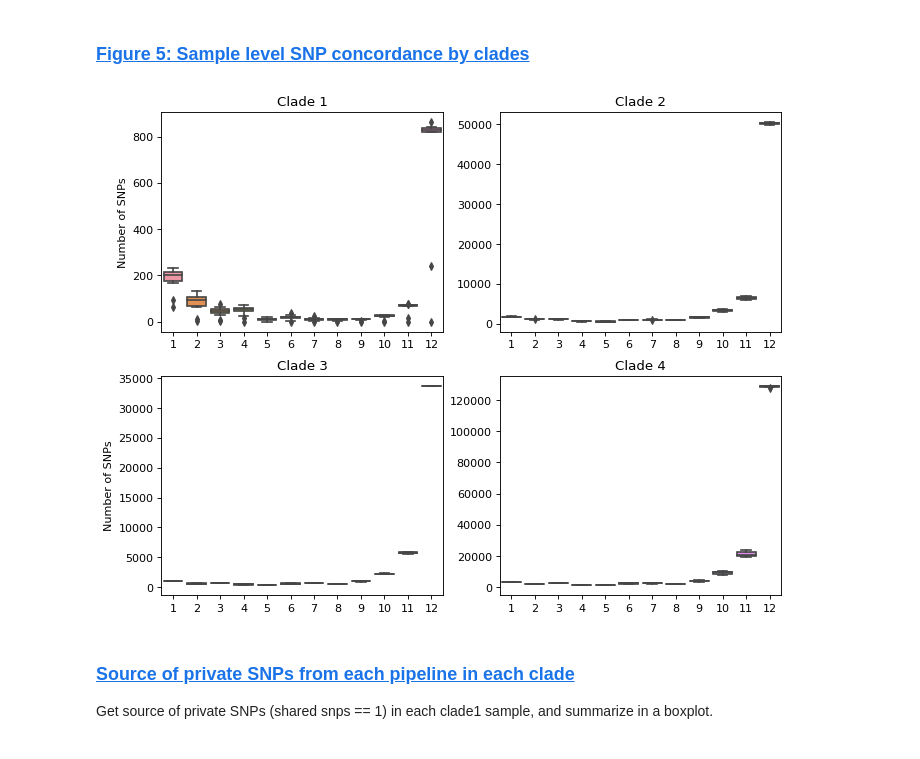
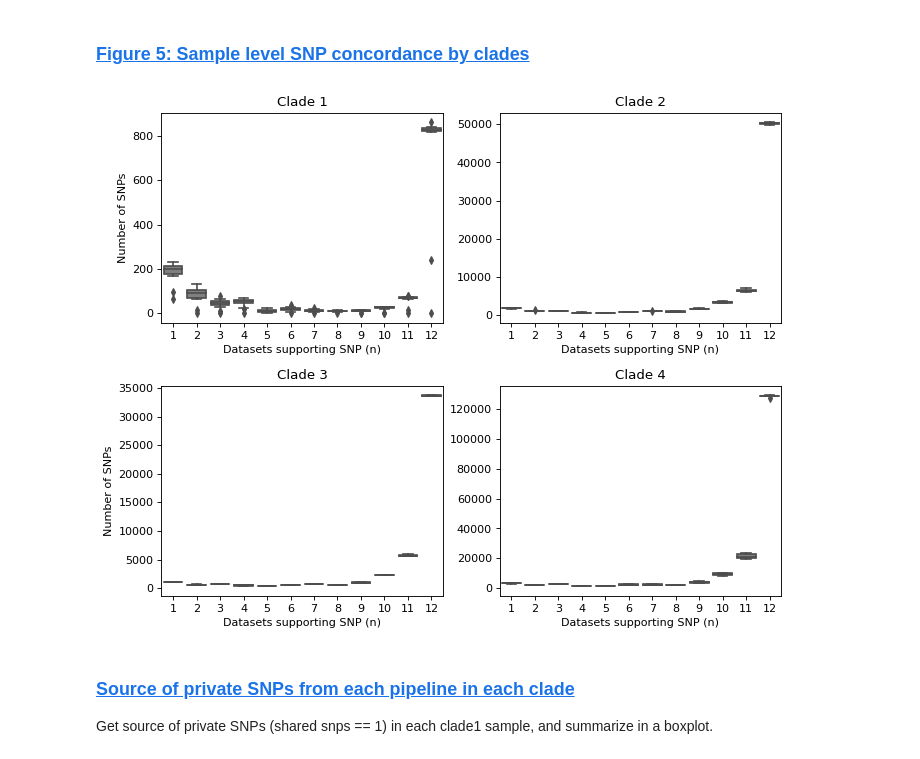
Before and after one commit to broadinstitute/isham_wgs, a Jupyter notebook: analysis.ipynb, the cells around one changed output. Cells and saved outputs as stored; diff of their text form; code cells hidden in the pictures.

```diff
--- a/analysis.ipynb
+++ b/analysis.ipynb
@@ -515,16 +520,20 @@ samp_share = pd.concat([samp_share, clades], axis=1)
 ### <a name='F5'>[Figure 5: Sample level SNP concordance by clades](#TOP)</a>
 # %%
 fig=plt.figure(figsize=(10, 8), dpi=80, facecolor='w', edgecolor='k')
+plt.subplots_adjust(hspace=0.3)
+
 for i in range(1,5):
     plt.subplot(2,2,i)
-    sns.boxplot(data = samp_share.loc[samp_share.Clade==i, [x for x in range(1,13)]])
+    sns.boxplot(data = samp_share.loc[samp_share.Clade==i, [x for x in range(1,13)]], color='grey')
     plt.title('Clade '+str(i))
+    plt.xlabel('Datasets supporting SNP (n)')
+
     if i in [1,3]:
         plt.ylabel('Number of SNPs')
 plt.show()
 fig.savefig('figs/Figure5_sample_consensus.pdf')
 # %% [output]
-[figure, old version]
+[figure, new version]
 # %% [markdown]
 ### <a name='SOU'>[Source of private SNPs from each pipeline in each clade](#TOP)</a>
 
```
Also changed, not shown: parts of 12 cells of this notebook, 14 other files.
